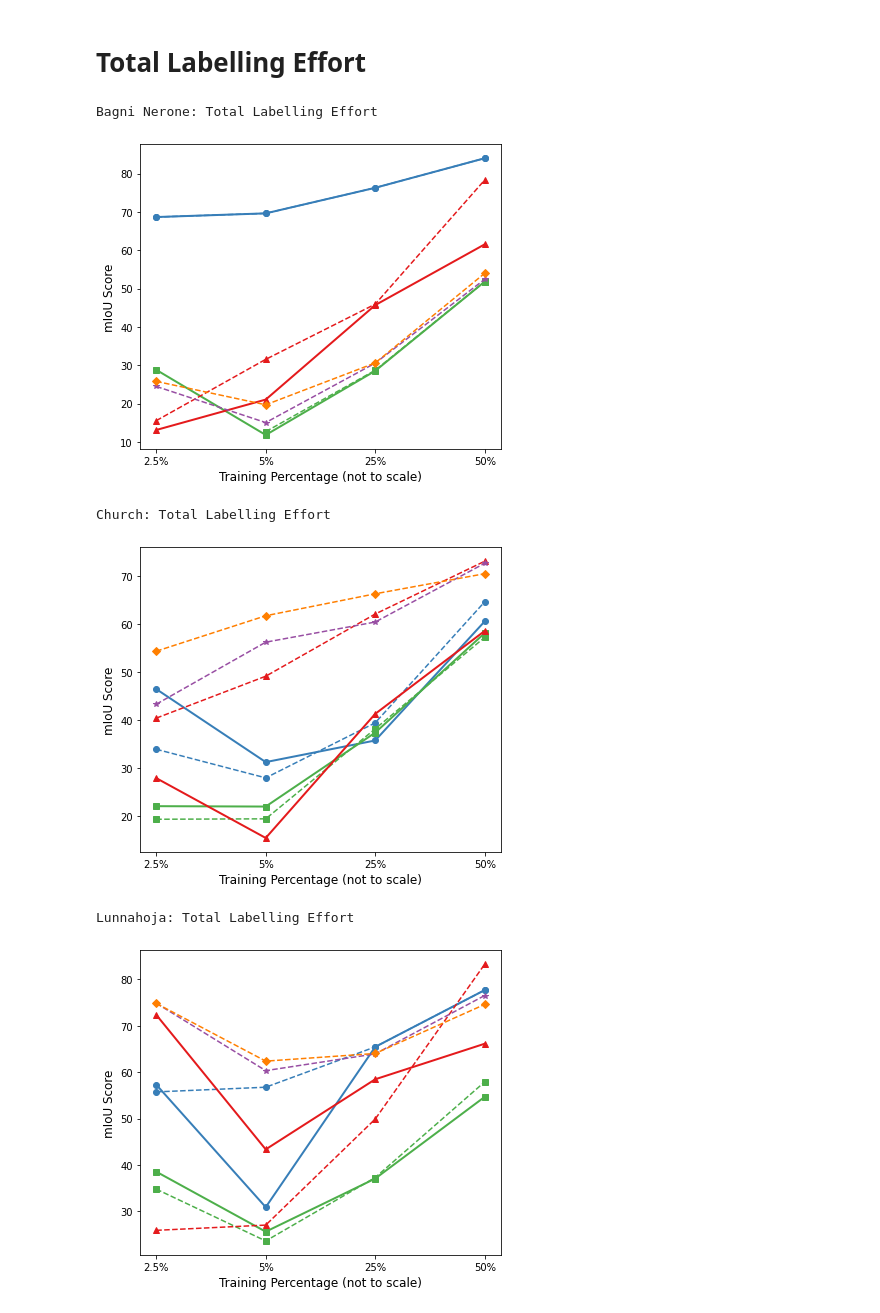
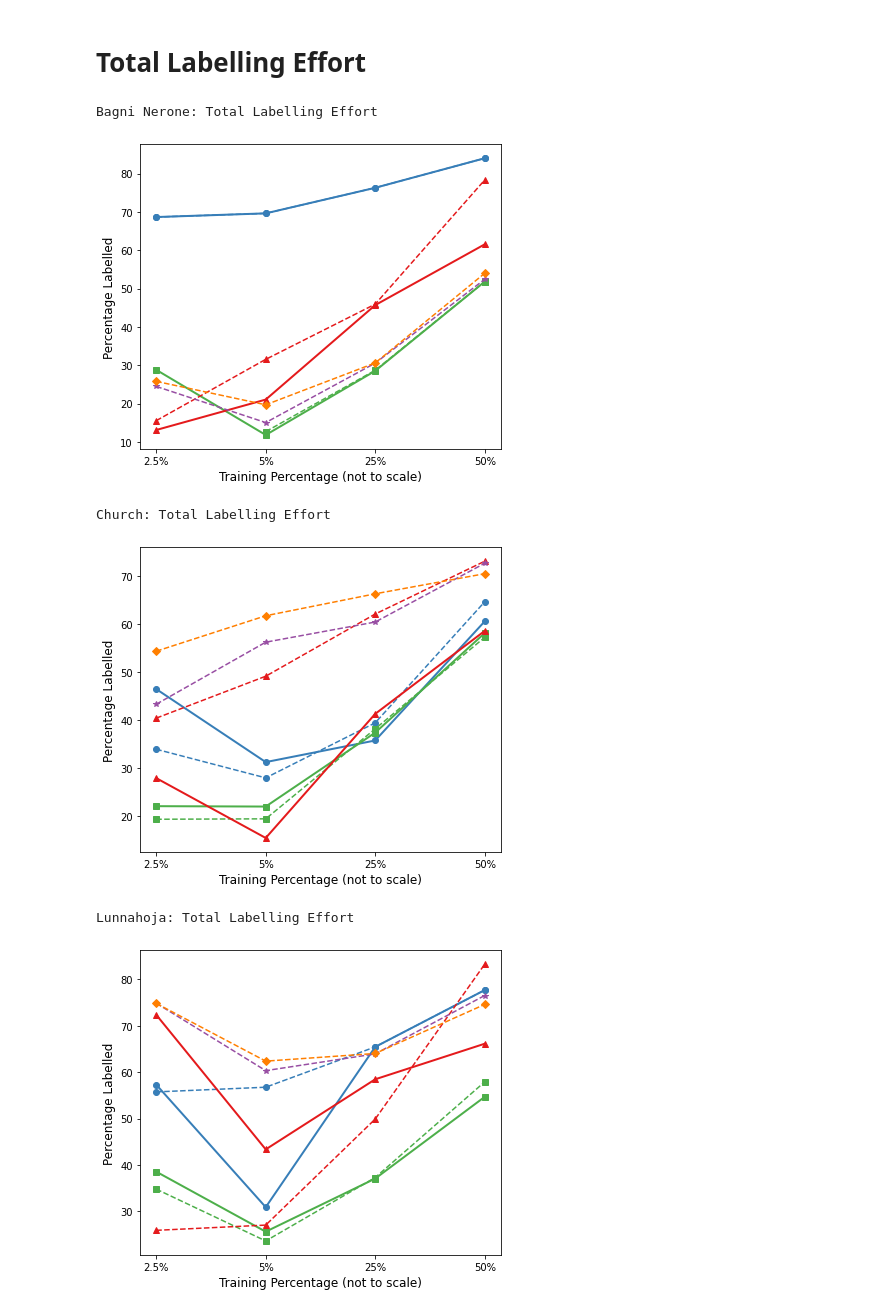
Before and after one commit to LucHayward/Pointnet_Pointnet2_pytorch, a Jupyter notebook: DataVis/Data_vis.ipynb, the cells around one changed output. Saved outputs shown, nothing was run; the diff lists cells and outputs as text; code cells hidden in the pictures.

```diff
--- a/DataVis/Data_vis.ipynb
+++ b/DataVis/Data_vis.ipynb
@@ -10,7 +12,7 @@ from Results_tables.experiment import text_to_df
 # mpl.rc('axes.formatter', use_mathtext=True)
 # %%
 def generate_line_plot(name, df, desc, numerical_x_axis=False, pretrained=True, root='./', y_range=None, tpi=False,
-                       font_size=12, draw_zero=False):
+                       font_size=12, draw_zero=False, y_axis_label="mIoU Score"):
     print(name + ": " + desc)
     if not Path(root).exists(): Path(root).mkdir()
     if not Path(f'{name}').exists(): Path(f'{name}').mkdir()
@@ -65,7 +67,7 @@ def generate_line_plot(name, df, desc, numerical_x_axis=False, pretrained=True,
     # Set the x-axis and y-axis labels
     x_axis_label = 'Training Percentage Increase (not to scale)' if tpi else 'Training Percentage (not to scale)'
     ax.set_xlabel(x_axis_label, fontsize=font_size)
-    ax.set_ylabel('mIoU Score', fontsize=font_size)
+    ax.set_ylabel(y_axis_label, fontsize=font_size)
 
     if draw_zero: ax.axhline(y=0, color='black', linestyle='--', linewidth=1)
 
@@ -396,14 +357,14 @@ Lunnahoja: 50% Holdout Improvement over RF
 # %%
 from Results_tables import total_labelling_effort
 
 for e in total_labelling_effort.experiments:
     df = text_to_df(e.vals)
-    generate_line_plot(e.scene, df, "Total Labelling Effort", pretrained=False, root='total_labelling_effort/')
+    generate_line_plot(e.scene, df, "Total Labelling Effort", pretrained=False, root='total_labelling_effort/', y_axis_label="Percentage Labelled")
 # %% [output]
 Bagni Nerone: Total Labelling Effort
-[figure, old version]
+[figure, new version]
 Church: Total Labelling Effort
-[figure, old version]
+[figure, new version]
 Lunnahoja: Total Labelling Effort
-[figure, old version]
+[figure, new version]
 Montelupo: Total Labelling Effort
```
Also changed, not shown: parts of 6 cells of this notebook, 37 other files.
